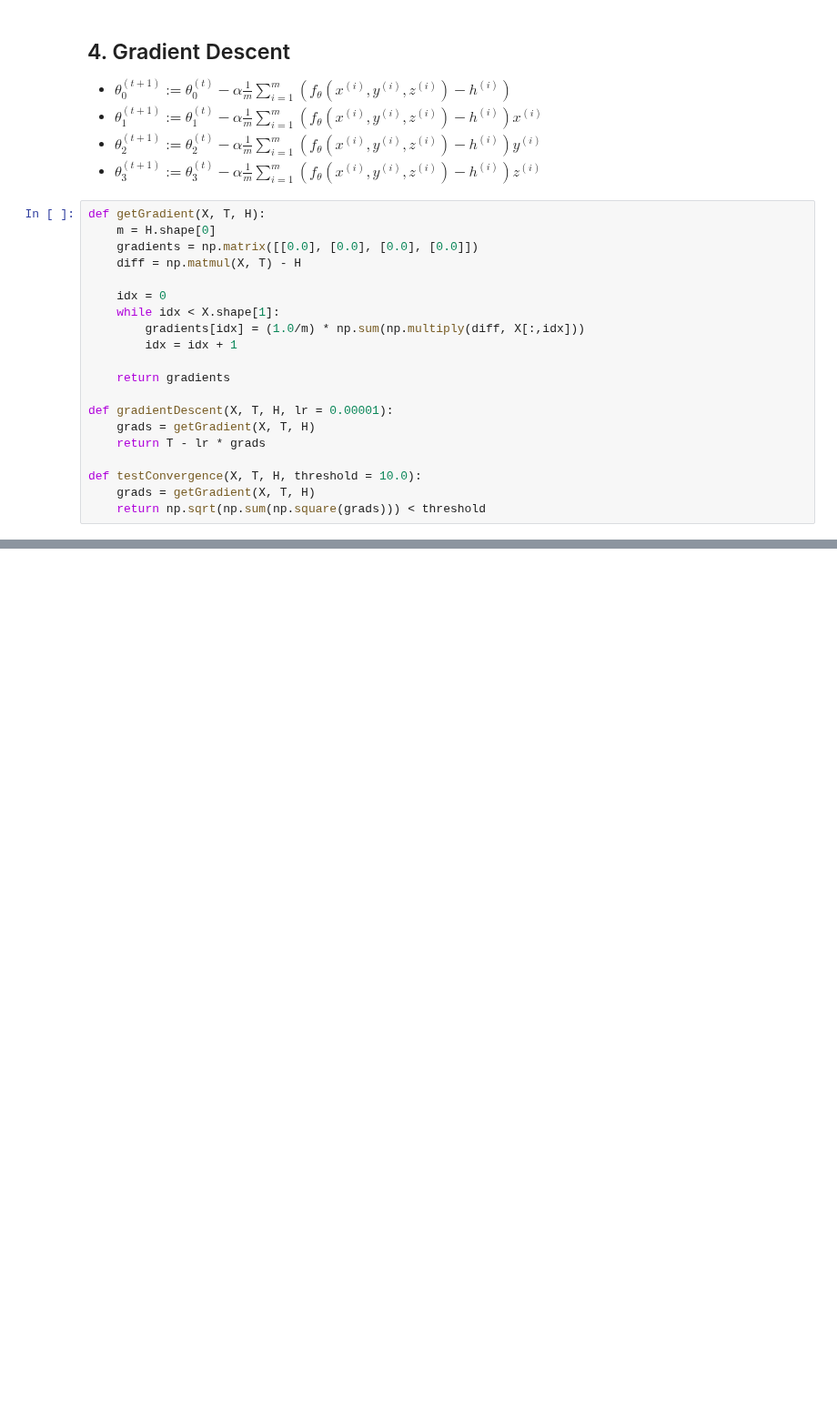
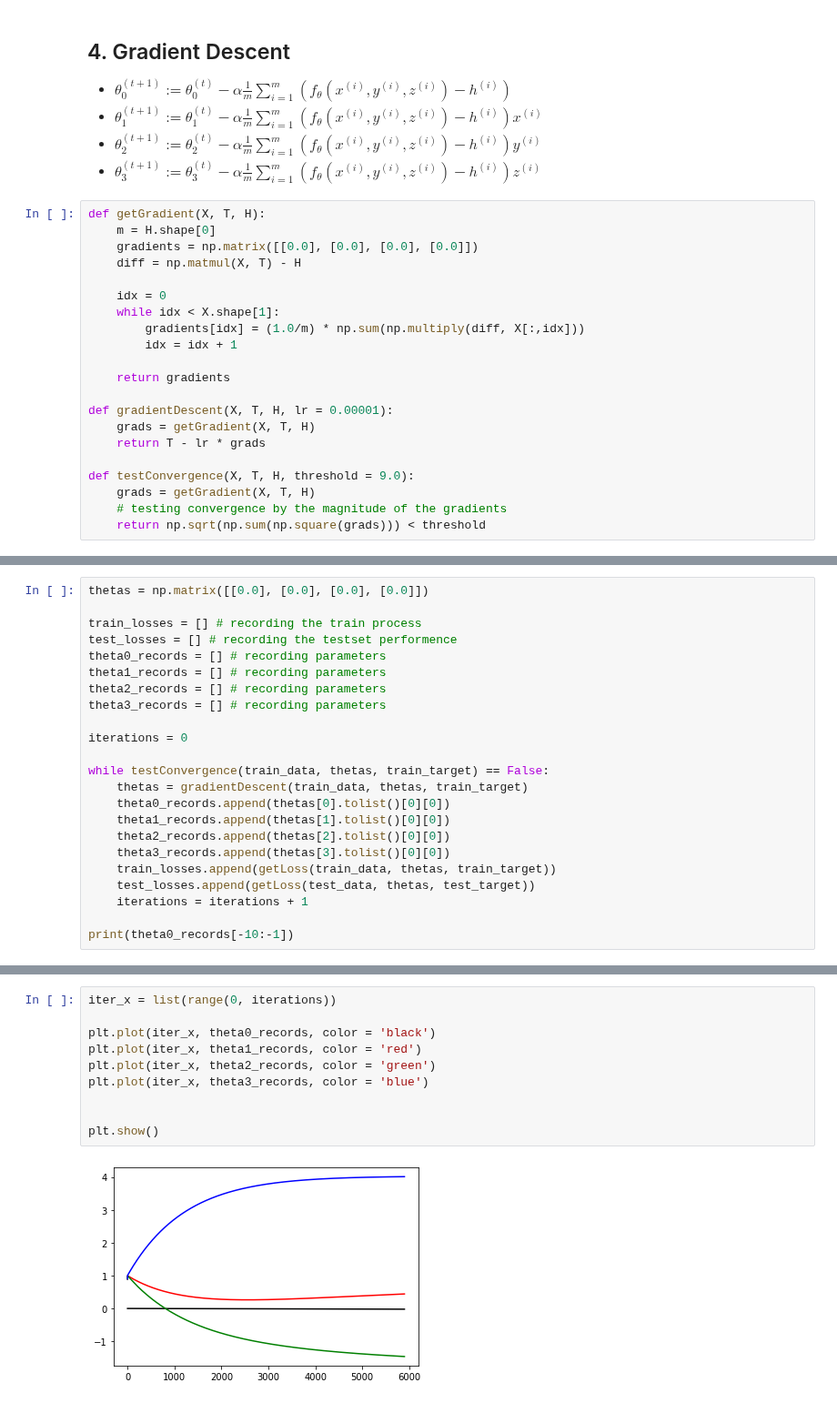
Before and after one commit to cielixer/CAU-MachineLearning2020-1st, a Jupyter notebook: Homework04/multi-var_linear-regression.ipynb, the cells around one changed output, grey strips where cells are left out. Shown at 91% size. Cells and saved outputs as stored; diff of their text form; blank space fills up the shorter version.

Commit message:
Plotting patameters convergence

```diff
--- a/Homework04/multi-var_linear-regression.ipynb
+++ b/Homework04/multi-var_linear-regression.ipynb
@@ -87,7 +88,8 @@ def gradientDescent(X, T, H, lr = 0.00001):
     grads = getGradient(X, T, H)
     return T - lr * grads
 
-def testConvergence(X, T, H, threshold = 10.0):
+def testConvergence(X, T, H, threshold = 9.0):
     grads = getGradient(X, T, H)
+    # testing convergence by the magnitude of the gradients
     return np.sqrt(np.sum(np.square(grads))) < threshold
 # %% [markdown]
@@ -99,0 +97,23 @@ while testConvergence(train_data, thetas, train_target) == False:
+# %%
+thetas = np.matrix([[0.0], [0.0], [0.0], [0.0]])
+
+train_losses = [] # recording the train process
+test_losses = [] # recording the testset performence
+theta0_records = [] # recording parameters
+theta1_records = [] # recording parameters
+theta2_records = [] # recording parameters
+theta3_records = [] # recording parameters
+
+iterations = 0
+
+while testConvergence(train_data, thetas, train_target) == False:
+    thetas = gradientDescent(train_data, thetas, train_target)
+    theta0_records.append(thetas[0].tolist()[0][0])
+    theta1_records.append(thetas[1].tolist()[0][0])
+    theta2_records.append(thetas[2].tolist()[0][0])
+    theta3_records.append(thetas[3].tolist()[0][0])
+    train_losses.append(getLoss(train_data, thetas, train_target))
+    test_losses.append(getLoss(test_data, thetas, test_target))
+    iterations = iterations + 1
+
+print(theta0_records[-10:-1])
@@ -99,0 +126,12 @@ while testConvergence(train_data, thetas, train_target) == False:
+# %%
+iter_x = list(range(0, iterations))
+
+plt.plot(iter_x, theta0_records, color = 'black')
+plt.plot(iter_x, theta1_records, color = 'red')
+plt.plot(iter_x, theta2_records, color = 'green')
+plt.plot(iter_x, theta3_records, color = 'blue')
+
+
+plt.show()
+# %% [output]
+[figure, added]
```
Also changed, not shown: parts of 10 cells of this notebook.
